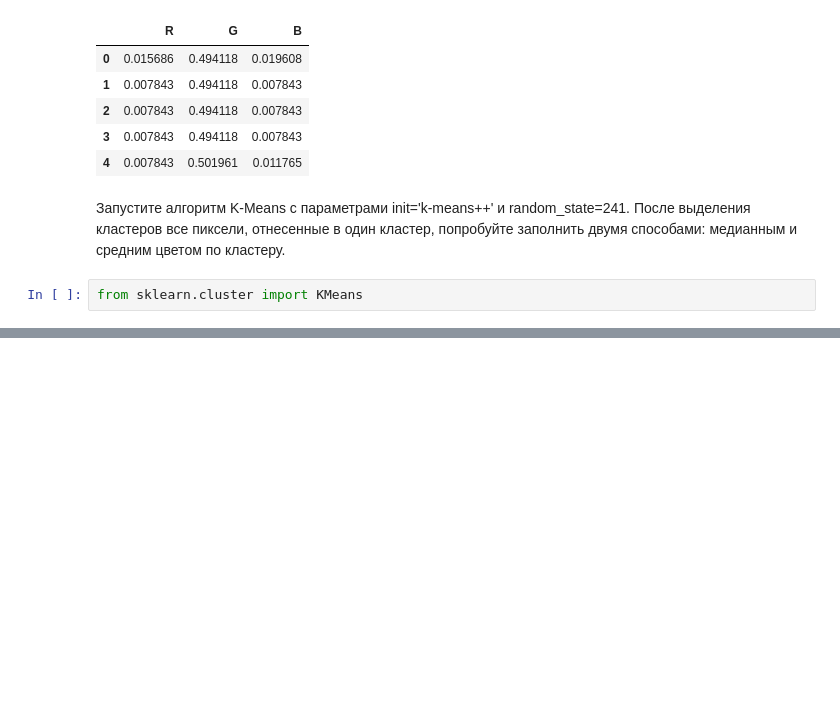
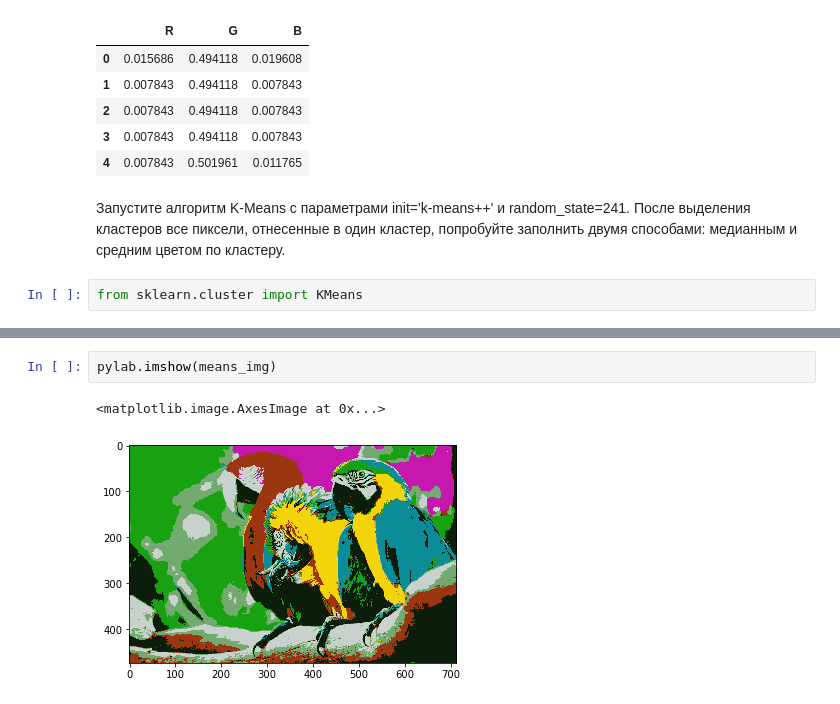
Before and after one commit to zuenko/python, a Jupyter notebook: hse/9.ipynb, the cells around one changed output, grey strips where cells are left out. Drawn from its saved outputs; the diff is of its cells as text; blank space fills up the shorter version.

```diff
--- a/hse/9.ipynb
+++ b/hse/9.ipynb
@@ -51,0 +50,5 @@ array([[ 0.01176471,  0.06666667,  0.01176471],
+# %%
+pylab.imshow(means_img)
+# %% [output]
+<matplotlib.image.AxesImage at 0x...>
+[figure, added]
```
Also changed, not shown: parts of 3 cells of this notebook.
